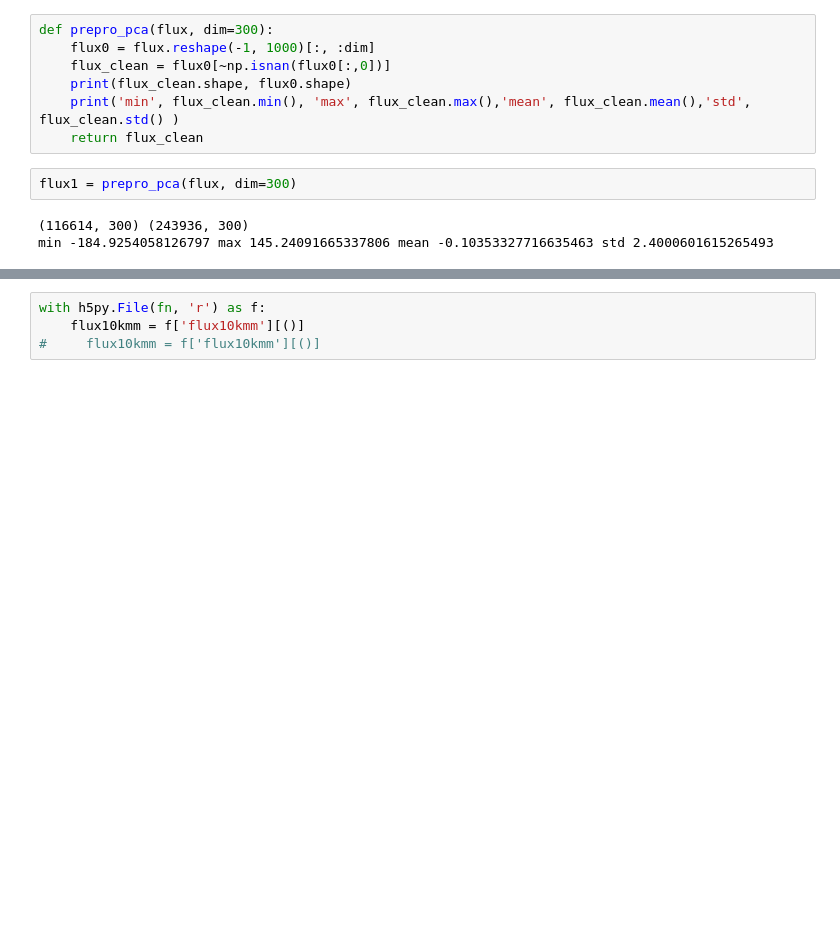
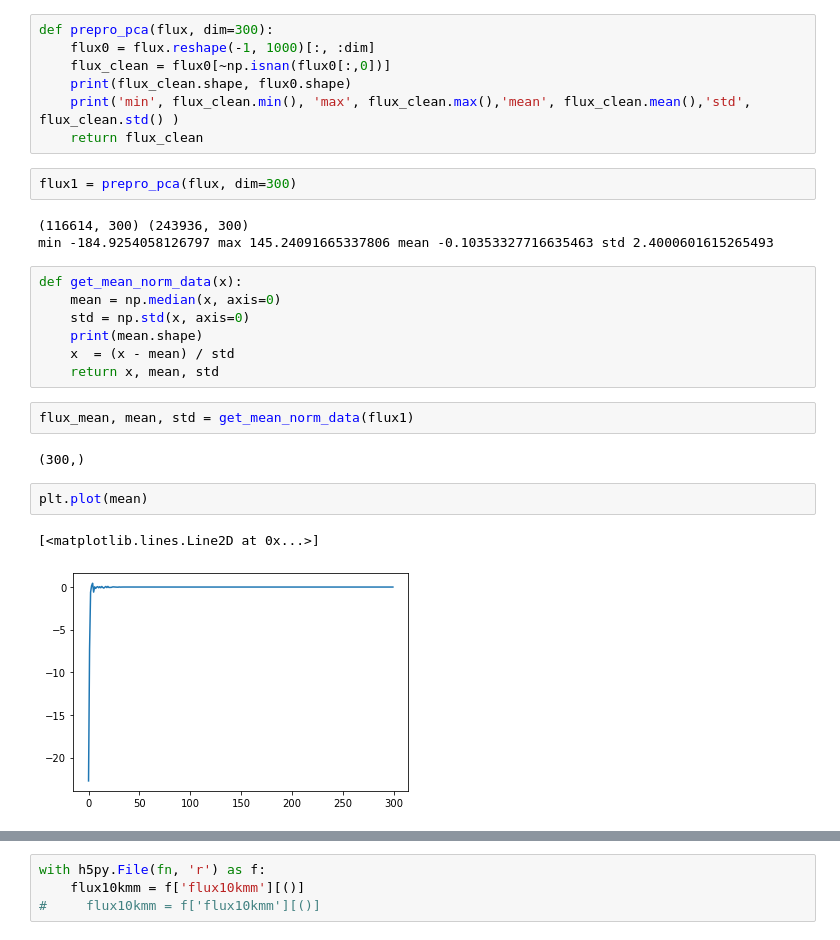
Before and after one commit to ViskaWei/AE, a Jupyter notebook: nb/explore_ae.ipynb, the cells around one changed output, grey strips where cells are left out. Saved outputs shown, nothing was run; the diff lists cells and outputs as text; blank space fills up the shorter version.

```diff
--- a/nb/explore_ae.ipynb
+++ b/nb/explore_ae.ipynb
@@ -40,3 +40,19 @@ flux1 = prepro_pca(flux, dim=300)
 # %% [output]
 (116614, 300) (243936, 300)
 min -184.9254058126797 max 145.24091665337806 mean -0.10353327716635463 std 2.4000601615265493
+# %%
+def get_mean_norm_data(x):
+    mean = np.median(x, axis=0)
+    std = np.std(x, axis=0)
+    print(mean.shape)
+    x  = (x - mean) / std
+    return x, mean, std
+# %%
+flux_mean, mean, std = get_mean_norm_data(flux1)
+# %% [output]
+(300,)
+# %%
+plt.plot(mean)
+# %% [output]
+[<matplotlib.lines.Line2D at 0x...>]
+[figure, added]
```
Also changed, not shown: parts of 37 cells of this notebook, 11 other files.
